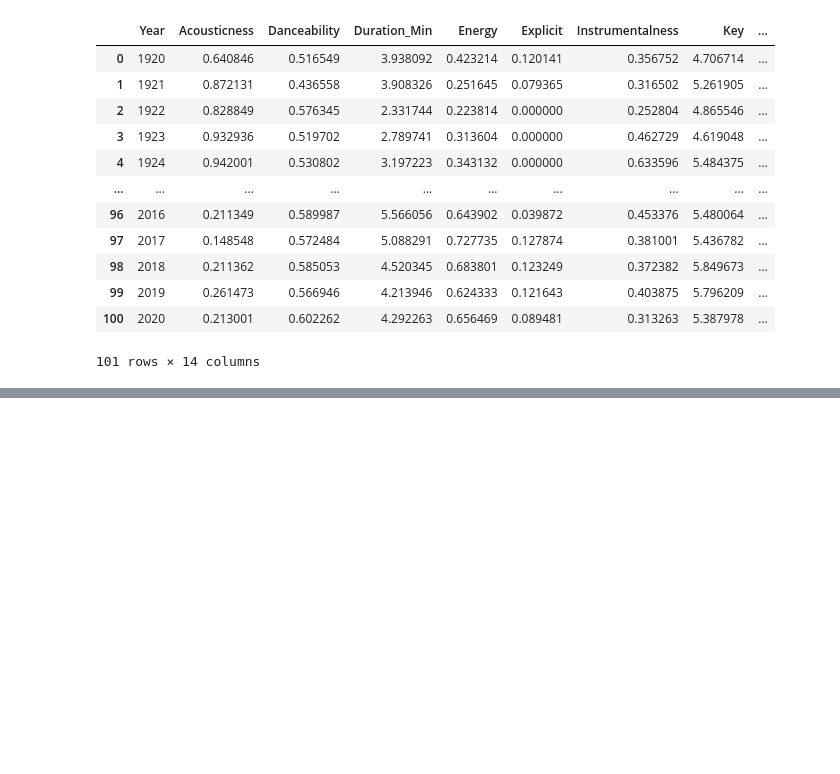
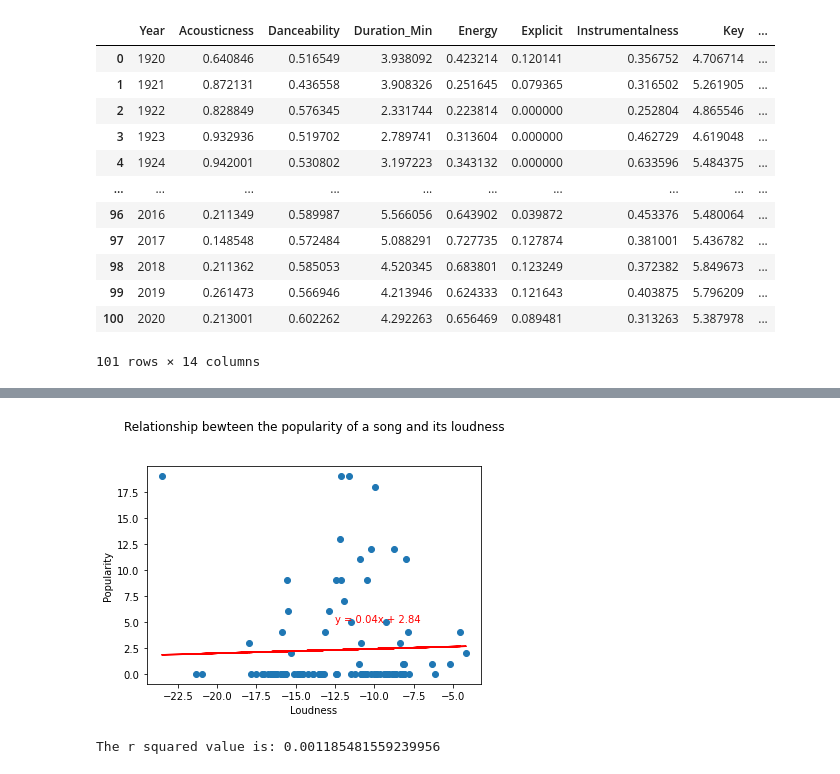
Before and after one commit to shchee5/TurnUptheData, a Jupyter notebook: Resources/LeastPopularAnalysis.ipynb, the cells around one changed output, grey strips where cells are left out. Saved outputs shown, nothing was run; the diff lists cells and outputs as text; code cells hidden in the pictures; blank space fills up the shorter version.

```diff
--- a/Resources/LeastPopularAnalysis.ipynb
+++ b/Resources/LeastPopularAnalysis.ipynb
@@ -58,0 +167,28 @@ for i in column_list:
+# %%
+#plot regression line for loudness
+x_axis = df['Loudness']
+y_axis = df['Popularity']
+
+(slope, intercept,rvalue,pvalue,stderr) = linregress(x_axis,y_axis)
+regress_values = x_axis * slope + intercept
+line_eq = 'y = '+ str(round(slope,2)) + "x + " + str(round(intercept,2))
+
+
+plt.scatter(x_axis, y_axis)
+plt.plot(x_axis,regress_values, color ='r')
+plt.annotate(line_eq,(-12.5, 5.0),color ='r')
+
+#Create the lables
+plt.title(f"Relationship bewteen the popularity of a song and its loudness\n\n")
+plt.ylabel("Popularity")
+plt.xlabel("Loudness")
+
+#save image
+plt.savefig("../Images/LowPopularityandloudness.png", facecolor = "w",bbox_inches="tight")
+
+plt.show();
+
+print(f'The r squared value is: {rvalue**2}')
+# %% [output]
+[figure, added]
+The r squared value is: 0.001185481559239956
```
Also changed, not shown: parts of 8 cells of this notebook, 7 other files.
